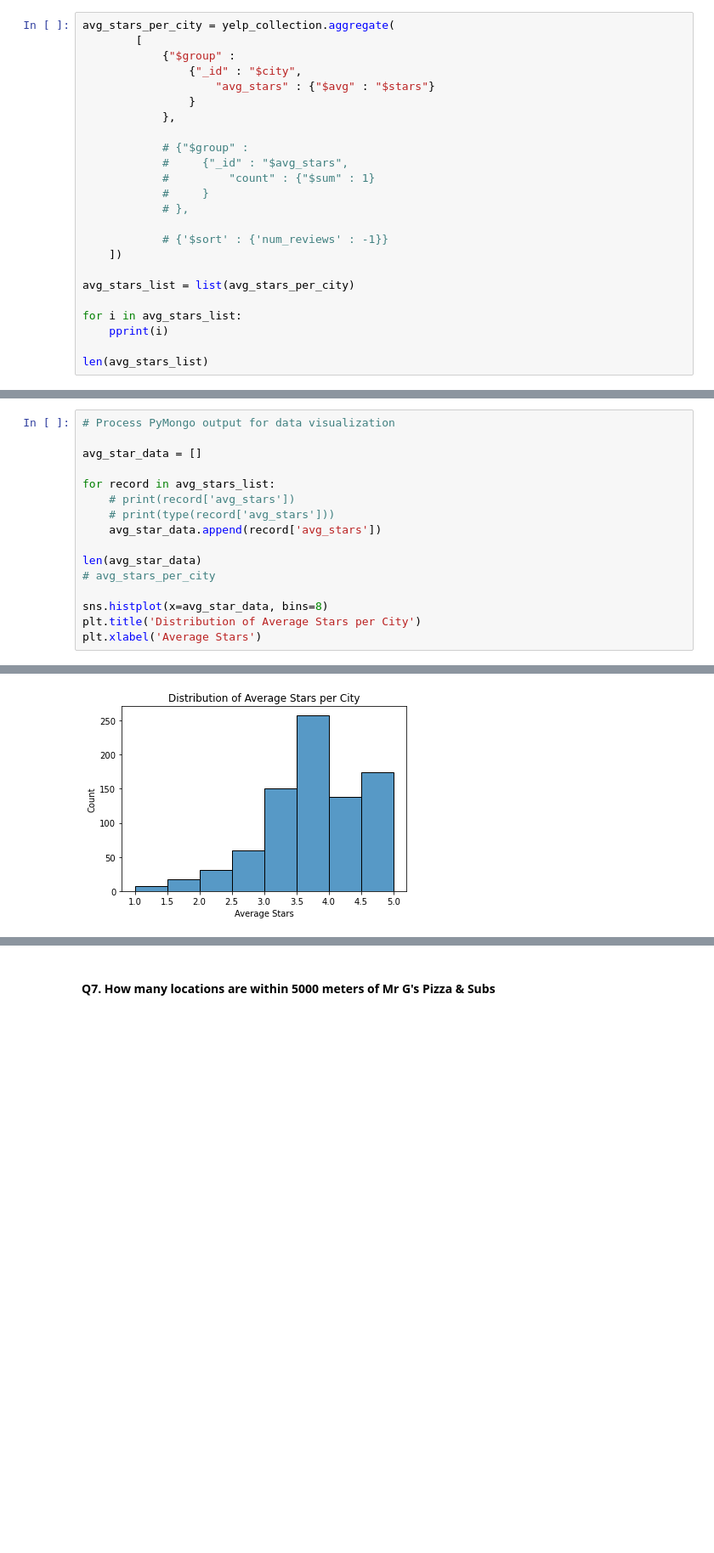
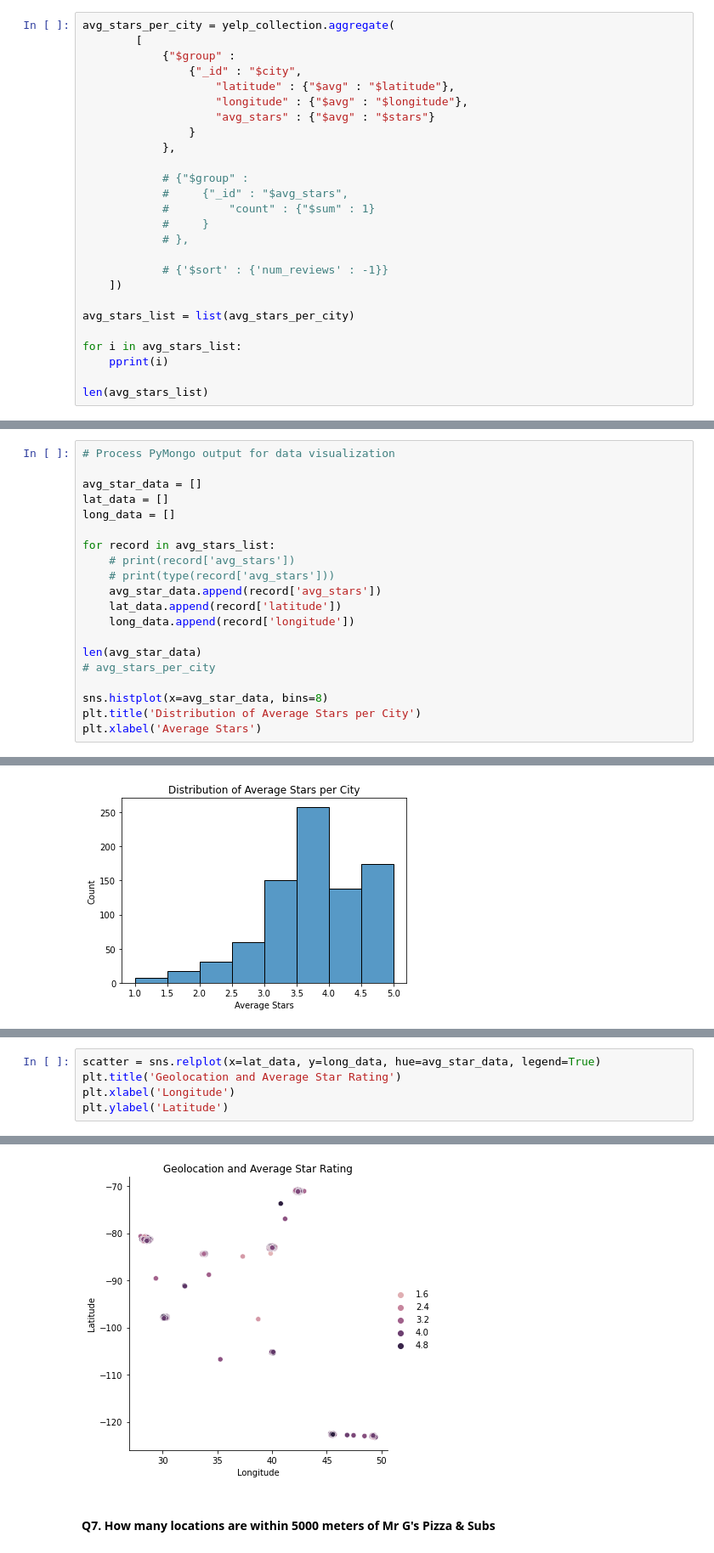
Before and after one commit to jjz17/Nobel-Prize-Mongo, a Jupyter notebook: explore.ipynb, the cells around one changed output, grey strips where cells are left out. Shown: that part at 85% size. Saved outputs shown, nothing was run; the diff lists cells and outputs as text; blank space fills up the shorter version.

Commit message:
Created scatterplot

```diff
--- a/explore.ipynb
+++ b/explore.ipynb
@@ -185,6 +169,8 @@ avg_stars_per_city = yelp_collection.aggregate(
         [
             {"$group" :
                 {"_id" : "$city",
+                    "latitude" : {"$avg" : "$latitude"},
+                    "longitude" : {"$avg" : "$longitude"},
                     "avg_stars" : {"$avg" : "$stars"}
                 }
             },
@@ -227,11 +213,15 @@ len(avg_stars_list)
 # Process PyMongo output for data visualization
 
 avg_star_data = []
+lat_data = []
+long_data = []
 
 for record in avg_stars_list:
     # print(record['avg_stars'])
     # print(type(record['avg_stars']))
     avg_star_data.append(record['avg_stars'])
+    lat_data.append(record['latitude'])
+    long_data.append(record['longitude'])
 
 len(avg_star_data)
 # avg_stars_per_city
@@ -250,0 +235,6 @@ pprint(yelp_collection.find_one({'name' : 'Mr G\'s Pizza & Subs'})['geoloc'])
+# %%
+scatter = sns.relplot(x=lat_data, y=long_data, hue=avg_star_data, legend=True)
+plt.title('Geolocation and Average Star Rating')
+plt.xlabel('Longitude')
+plt.ylabel('Latitude')
+# %% [output]
@@ -251,3 +242,4 @@ pprint(yelp_collection.find_one({'name' : 'Mr G\'s Pizza & Subs'})['geoloc'])
+[figure, added]
 # %% [markdown]
 #### Q7. How many locations are within 5000 meters of Mr G's Pizza & Subs
 # %%
```
Also changed, not shown: parts of 5 cells of this notebook.
